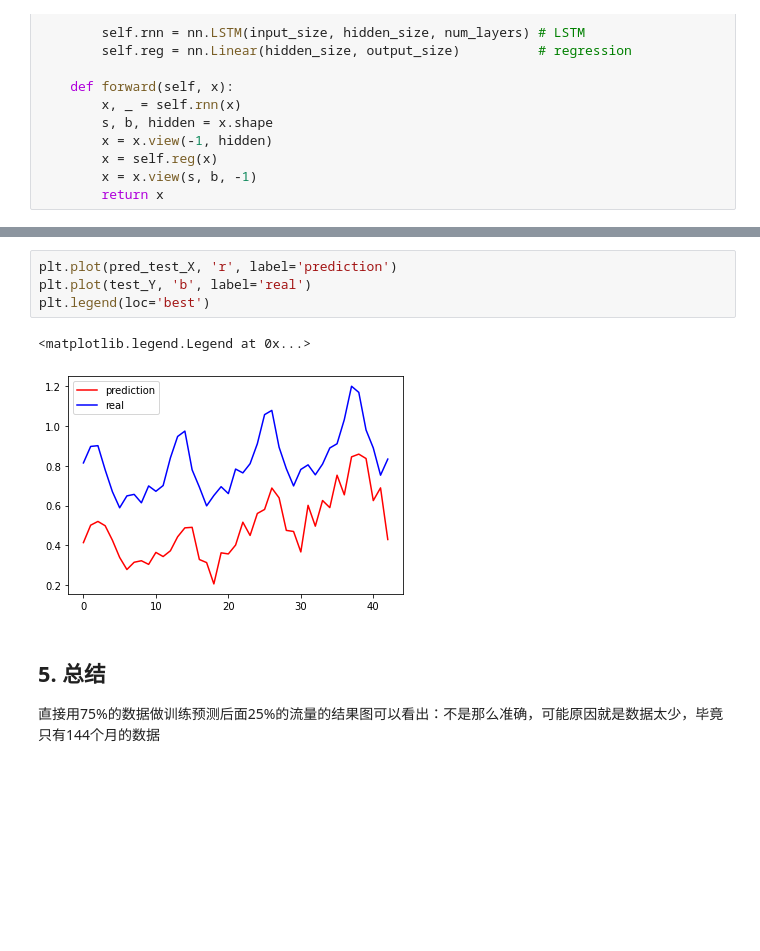
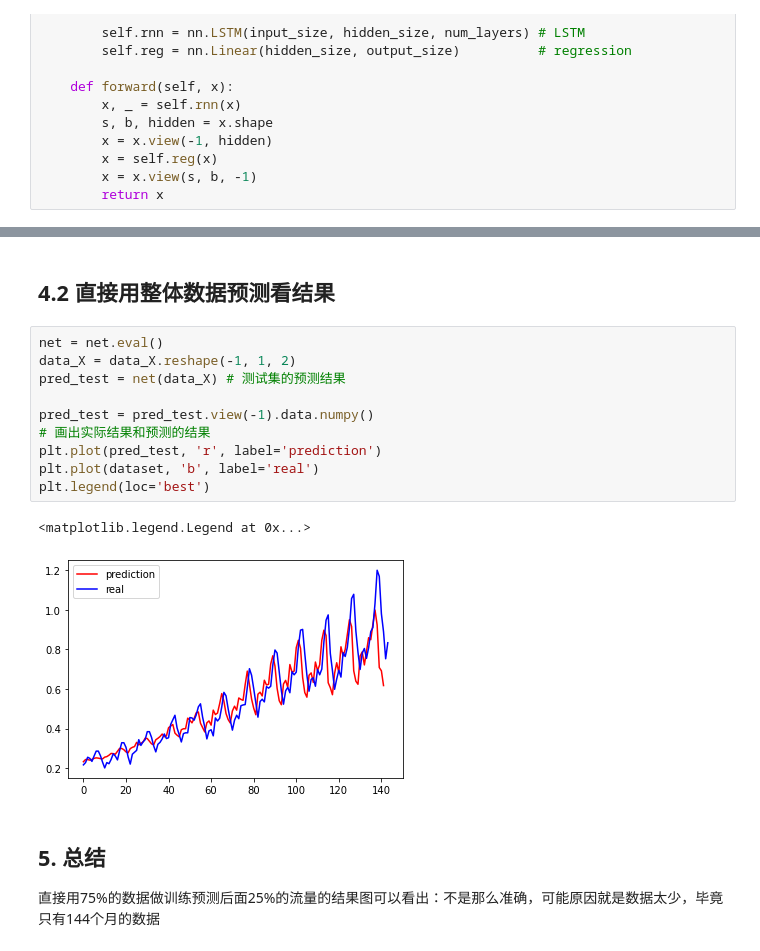
Before and after one commit to EricPengShuai/Pytorch-Learning, a Jupyter notebook: LSTM_airplane_forcast.ipynb, the cells around one changed output, grey strips where cells are left out. Saved outputs shown, nothing was run; the diff lists cells and outputs as text; blank space fills up the shorter version.

```diff
--- a/LSTM_airplane_forcast.ipynb
+++ b/LSTM_airplane_forcast.ipynb
@@ -128,10 +135,18 @@ pred_test_X = pred_test_X.view(-1).data.numpy()
+# %% [markdown]
+## 4.2 直接用整体数据预测看结果
 # %%
-plt.plot(pred_test_X, 'r', label='prediction')
-plt.plot(test_Y, 'b', label='real')
+net = net.eval()
+data_X = data_X.reshape(-1, 1, 2)
+pred_test = net(data_X) # 测试集的预测结果
+
+pred_test = pred_test.view(-1).data.numpy()
+# 画出实际结果和预测的结果
+plt.plot(pred_test, 'r', label='prediction')
+plt.plot(dataset, 'b', label='real')
 plt.legend(loc='best')
 # %% [output]
 <matplotlib.legend.Legend at 0x...>
-[figure, old version]
+[figure, new version]
 # %% [markdown]
 ## 5. 总结
 直接用75%的数据做训练预测后面25%的流量的结果图可以看出：不是那么准确，可能原因就是数据太少，毕竟只有144个月的数据
```
Also changed, not shown: parts of 3 cells of this notebook.
